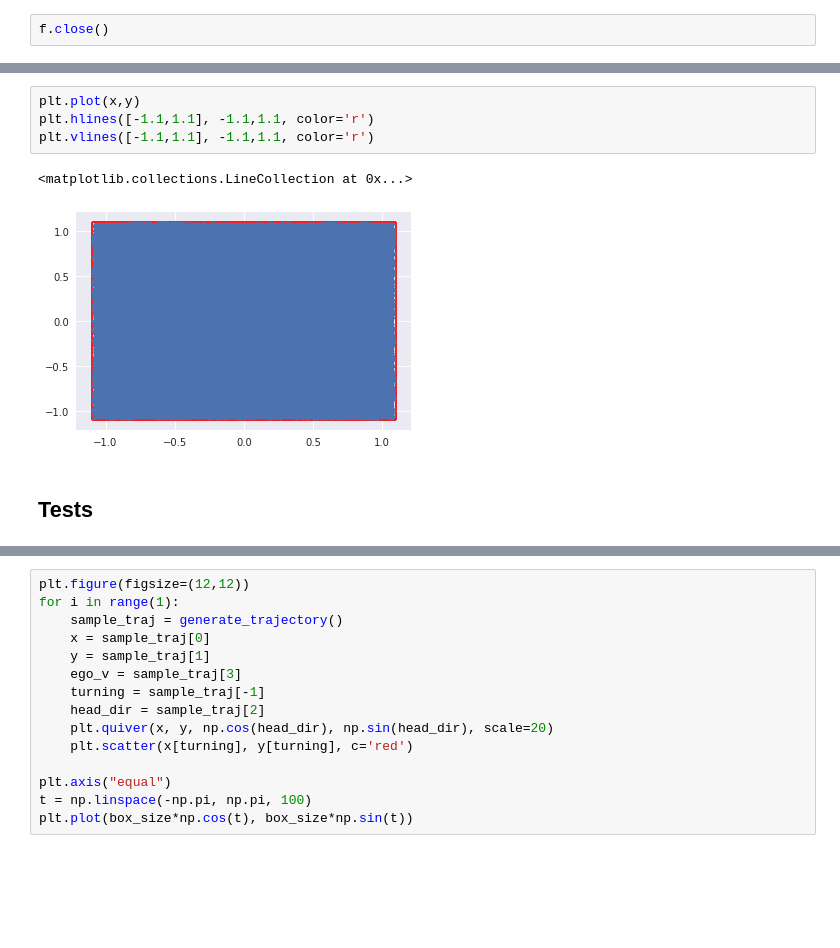
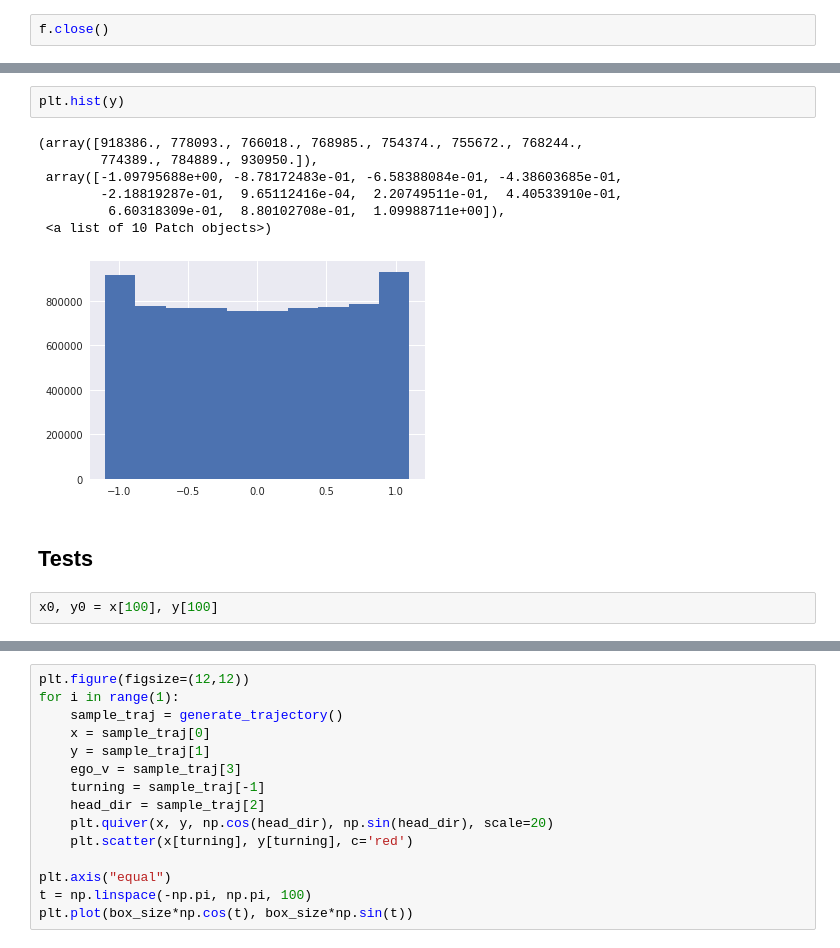
Before and after one commit to ganguli-lab/grid-pattern-formation, a Jupyter notebook: ben_generate_rat_trajectory.ipynb, the cells around one changed output, grey strips where cells are left out. Drawn from its saved outputs; the diff is of its cells as text; blank space fills up the shorter version.

```diff
--- a/ben_generate_rat_trajectory.ipynb
+++ b/ben_generate_rat_trajectory.ipynb
@@ -159,9 +150,14 @@ sns.kdeplot(x[:10000], y[:10000])
-# %%
-plt.plot(x,y)
-plt.hlines([-1.1,1.1], -1.1,1.1, color='r')
-plt.vlines([-1.1,1.1], -1.1,1.1, color='r')
-# %% [output]
-<matplotlib.collections.LineCollection at 0x...>
-[figure, removed]
+# %%
+plt.hist(y)
+# %% [output]
+(array([918386., 778093., 766018., 768985., 754374., 755672., 768244.,
+        774389., 784889., 930950.]),
+ array([-1.09795688e+00, -8.78172483e-01, -6.58388084e-01, -4.38603685e-01,
+        -2.18819287e-01,  9.65112416e-04,  2.20749511e-01,  4.40533910e-01,
+         6.60318309e-01,  8.80102708e-01,  1.09988711e+00]),
+ <a list of 10 Patch objects>)
+[figure, added]
 # %% [markdown]
 ## Tests
+# %%
+x0, y0 = x[100], y[100]
```
Also changed, not shown: parts of 17 cells of this notebook.
